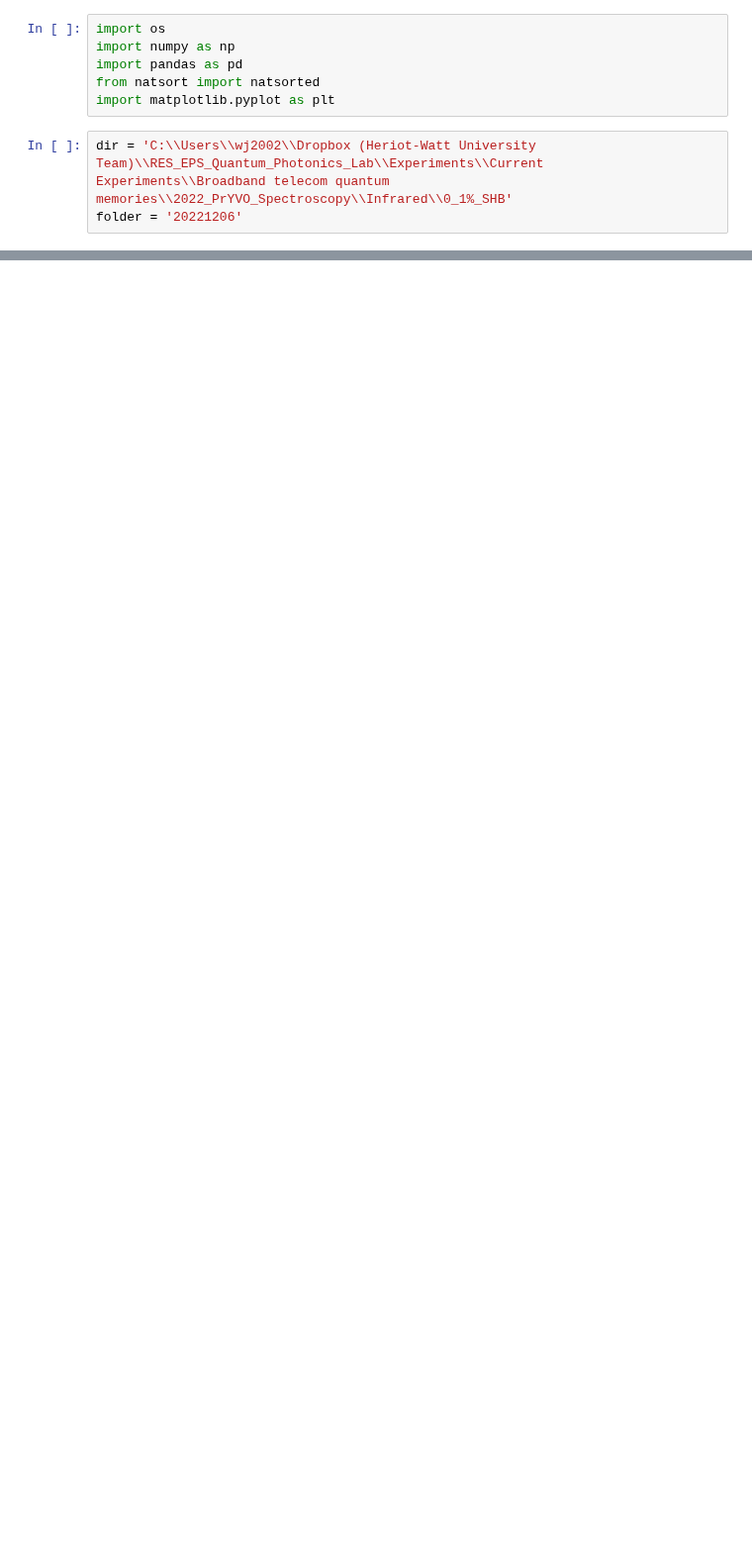
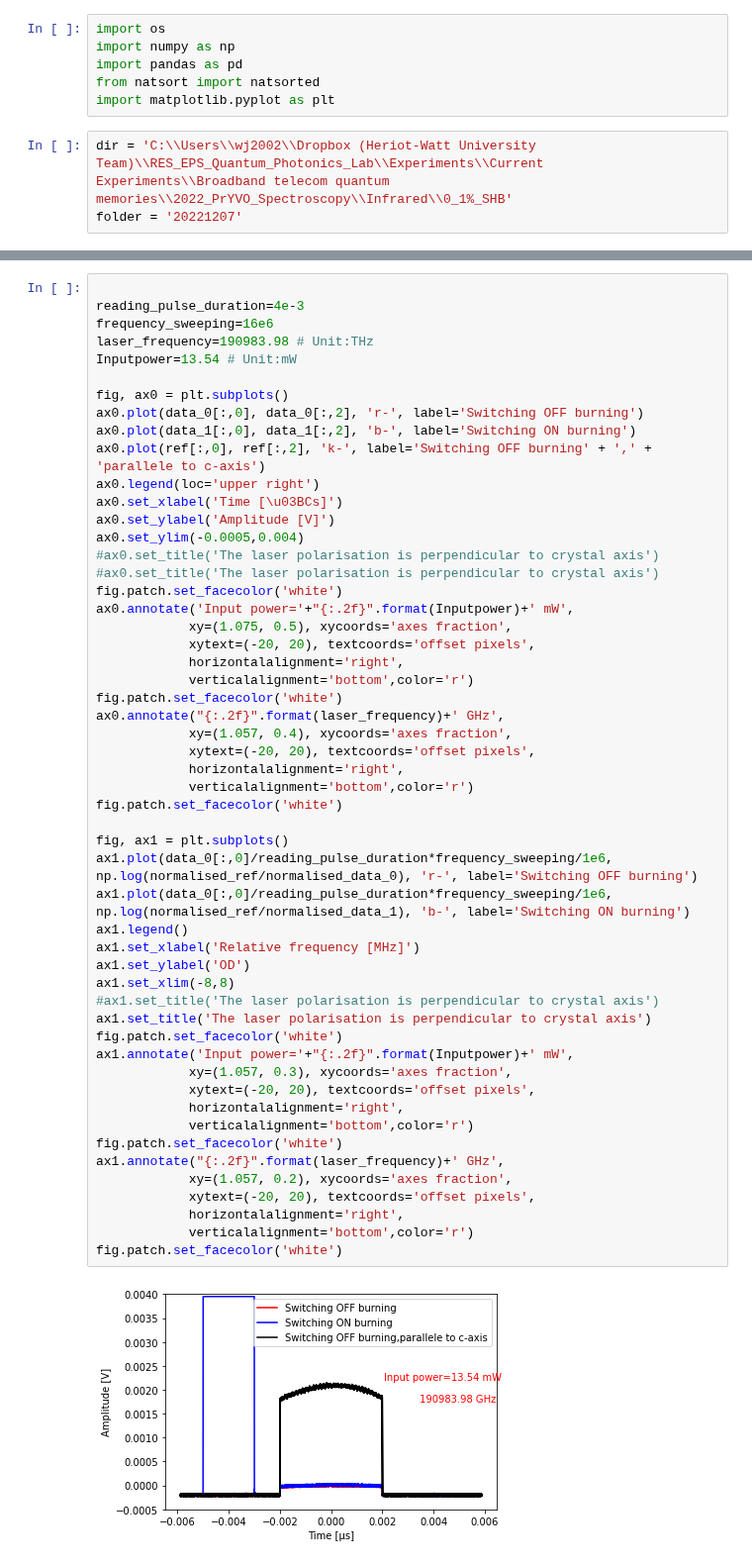
Before and after one commit to JUOM2016/Quick_cal_and_plotting, a Jupyter notebook: Quick_plotting_SHB.ipynb, the cells around one changed output, grey strips where cells are left out. Shown at 99% size. Drawn from its saved outputs; the diff is of its cells as text; blank space fills up the shorter version.

```diff
--- a/Quick_plotting_SHB.ipynb
+++ b/Quick_plotting_SHB.ipynb
@@ -6,4 +6,4 @@ from natsort import natsorted
 import matplotlib.pyplot as plt
 # %%
 dir = 'C:\\Users\\wj2002\\Dropbox (Heriot-Watt University Team)\\RES_EPS_Quantum_Photonics_Lab\\Experiments\\Current Experiments\\Broadband telecom quantum memories\\2022_PrYVO_Spectroscopy\\Infrared\\0_1%_SHB'
-folder = '20221206'
+folder = '20221207'
@@ -35,0 +43,55 @@ fig.patch.set_facecolor('white')
+# %%
+
+reading_pulse_duration=4e-3
+frequency_sweeping=16e6
+laser_frequency=190983.98 # Unit:THz
+Inputpower=13.54 # Unit:mW
+
+fig, ax0 = plt.subplots()
+ax0.plot(data_0[:,0], data_0[:,2], 'r-', label='Switching OFF burning')
+ax0.plot(data_1[:,0], data_1[:,2], 'b-', label='Switching ON burning')
+ax0.plot(ref[:,0], ref[:,2], 'k-', label='Switching OFF burning' + ',' + 'parallele to c-axis')
+ax0.legend(loc='upper right')
+ax0.set_xlabel('Time [\u03BCs]')
+ax0.set_ylabel('Amplitude [V]')
+ax0.set_ylim(-0.0005,0.004)
+#ax0.set_title('The laser polarisation is perpendicular to crystal axis')
+#ax0.set_title('The laser polarisation is perpendicular to crystal axis')
+fig.patch.set_facecolor('white')
+ax0.annotate('Input power='+"{:.2f}".format(Inputpower)+' mW',
+            xy=(1.075, 0.5), xycoords='axes fraction',
+            xytext=(-20, 20), textcoords='offset pixels',
+            horizontalalignment='right',
+            verticalalignment='bottom',color='r')
+fig.patch.set_facecolor('white')
+ax0.annotate("{:.2f}".format(laser_frequency)+' GHz',
+            xy=(1.057, 0.4), xycoords='axes fraction',
+            xytext=(-20, 20), textcoords='offset pixels',
+            horizontalalignment='right',
+            verticalalignment='bottom',color='r')
+fig.patch.set_facecolor('white')
+
+fig, ax1 = plt.subplots()
+ax1.plot(data_0[:,0]/reading_pulse_duration*frequency_sweeping/1e6, np.log(normalised_ref/normalised_data_0), 'r-', label='Switching OFF burning')
+ax1.plot(data_0[:,0]/reading_pulse_duration*frequency_sweeping/1e6, np.log(normalised_ref/normalised_data_1), 'b-', label='Switching ON burning')
+ax1.legend()
+ax1.set_xlabel('Relative frequency [MHz]')
+ax1.set_ylabel('OD')
+ax1.set_xlim(-8,8)
+#ax1.set_title('The laser polarisation is perpendicular to crystal axis')
+ax1.set_title('The laser polarisation is perpendicular to crystal axis')
+fig.patch.set_facecolor('white')
+ax1.annotate('Input power='+"{:.2f}".format(Inputpower)+' mW',
+            xy=(1.057, 0.3), xycoords='axes fraction',
+            xytext=(-20, 20), textcoords='offset pixels',
+            horizontalalignment='right',
+            verticalalignment='bottom',color='r')
+fig.patch.set_facecolor('white')
+ax1.annotate("{:.2f}".format(laser_frequency)+' GHz',
+            xy=(1.057, 0.2), xycoords='axes fraction',
+            xytext=(-20, 20), textcoords='offset pixels',
+            horizontalalignment='right',
+            verticalalignment='bottom',color='r')
+fig.patch.set_facecolor('white')
+# %% [output]
+[figure, added]
```
Also changed, not shown: parts of 3 cells of this notebook.
